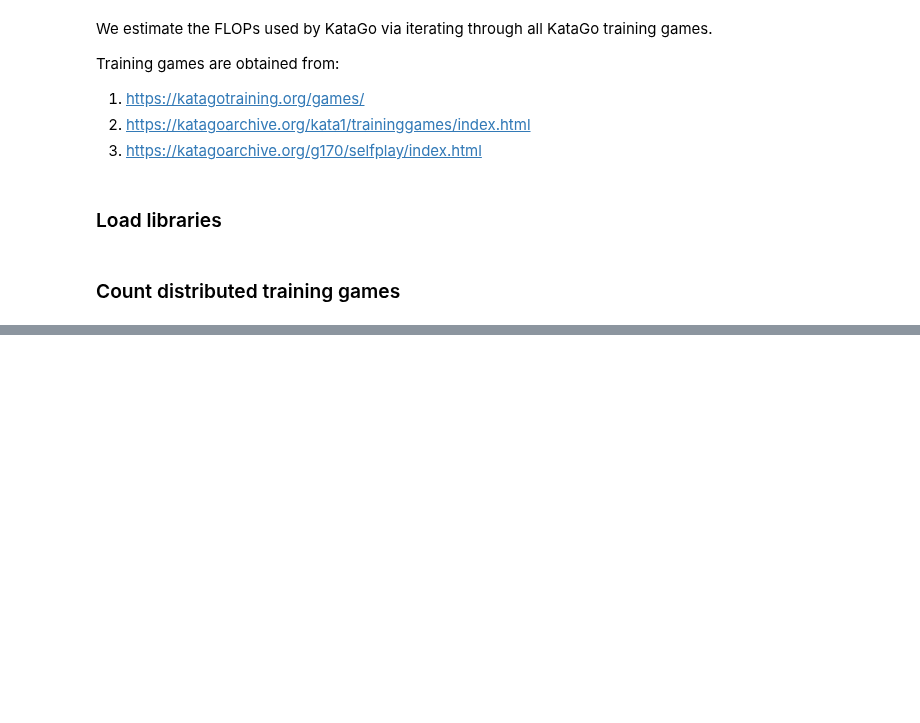
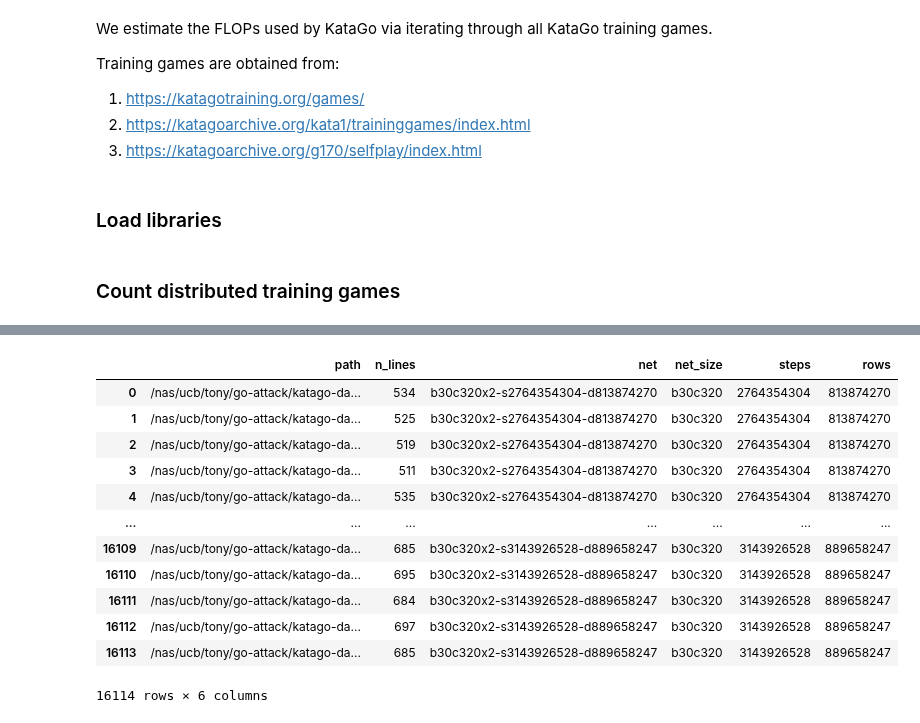
Before and after one commit to AlignmentResearch/KataGoVisualizer, a Jupyter notebook: notebooks/notebooks/paper/estimate-flops-katago-v2.ipynb, the cells around one changed output, grey strips where cells are left out. Cells and saved outputs as stored; diff of their text form; code cells hidden in the pictures; blank space fills up the shorter version.

```diff
--- a/notebooks/notebooks/paper/estimate-flops-katago-v2.ipynb
+++ b/notebooks/notebooks/paper/estimate-flops-katago-v2.ipynb
@@ -122,0 +120,27 @@ Total training games assuming constant row/game ratio:
+# %%
+def count_games_one_file(sgf_path: str) -> dict[str, int | str]:
+    """Returns number of games in a single SGF file."""
+    with open(sgf_path, "r", encoding="utf-8") as f:
+        return dict(
+            path=str(sgf_path),
+            n_lines=sum(1 for line in f if line.startswith("(;")),
+        )
+
+
+def count_all_games(
+    data_dir: str,
+    processes: int | None = 128,
+    chunksize: int = 32,
+) -> pd.DataFrame:
+    sgf_paths = game_info.find_sgf_files(root=pathlib.Path(f"{data_dir}"))
+
+    if not processes:
+        processes = min(128, len(sgf_paths) // 2)
+
+    rows = process_map(
+        count_games_one_file, sgf_paths, max_workers=processes,
+        chunksize=chunksize,
+        tqdm_class=tqdm,
+    )
+
+    return pd.DataFrame(rows)
@@ -122,0 +151,21 @@ Total training games assuming constant row/game ratio:
+# %%
+# df_g170.path[0].split("/")[-3]
+df_g170["net"] = df_g170.path.str.split("/").str[-3]
+
+df_tmp = pd.DataFrame([parse_network_name(x) for x in df_g170.net])
+df_g170 = pd.concat([df_g170, df_tmp], axis=1)
+df_g170
+# %% [output]
+|  | path | n_lines | net | net_size | steps | rows |
+| 0 | /nas/ucb/tony/go-attack/katago-da... | 534 | b30c320x2-s2764354304-d813874270 | b30c320 | 2764354304 | 813874270 |
+| 1 | /nas/ucb/tony/go-attack/katago-da... | 525 | b30c320x2-s2764354304-d813874270 | b30c320 | 2764354304 | 813874270 |
+| 2 | /nas/ucb/tony/go-attack/katago-da... | 519 | b30c320x2-s2764354304-d813874270 | b30c320 | 2764354304 | 813874270 |
+| 3 | /nas/ucb/tony/go-attack/katago-da... | 511 | b30c320x2-s2764354304-d813874270 | b30c320 | 2764354304 | 813874270 |
+| 4 | /nas/ucb/tony/go-attack/katago-da... | 535 | b30c320x2-s2764354304-d813874270 | b30c320 | 2764354304 | 813874270 |
+| ... | ... | ... | ... | ... | ... | ... |
+| 16109 | /nas/ucb/tony/go-attack/katago-da... | 685 | b30c320x2-s3143926528-d889658247 | b30c320 | 3143926528 | 889658247 |
+| 16110 | /nas/ucb/tony/go-attack/katago-da... | 695 | b30c320x2-s3143926528-d889658247 | b30c320 | 3143926528 | 889658247 |
+| 16111 | /nas/ucb/tony/go-attack/katago-da... | 684 | b30c320x2-s3143926528-d889658247 | b30c320 | 3143926528 | 889658247 |
+| 16112 | /nas/ucb/tony/go-attack/katago-da... | 697 | b30c320x2-s3143926528-d889658247 | b30c320 | 3143926528 | 889658247 |
+| 16113 | /nas/ucb/tony/go-attack/katago-da... | 685 | b30c320x2-s3143926528-d889658247 | b30c320 | 3143926528 | 889658247 |
+16114 rows × 6 columns
```
Also changed, not shown: parts of 7 cells of this notebook.
